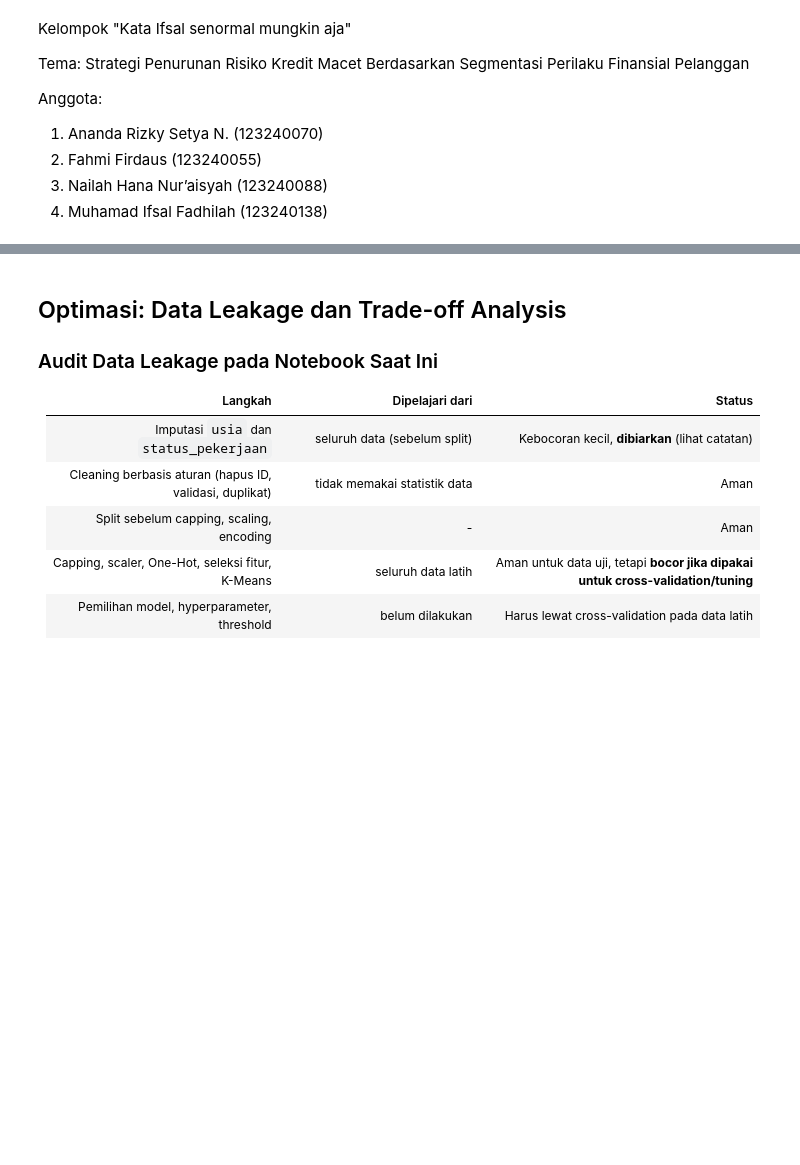
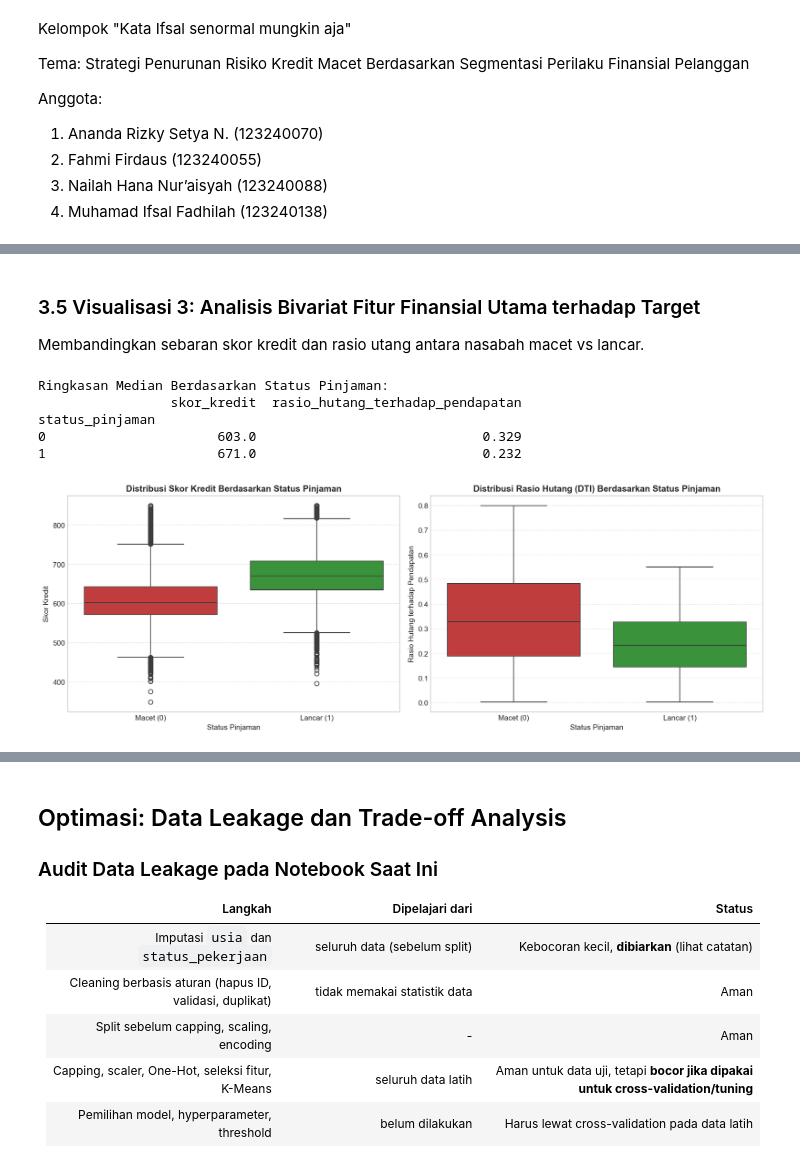
Before and after one commit to Yaboku29/credit-risk-mitigation-segmentation, a Jupyter notebook: coba.ipynb, the cells around one changed output, grey strips where cells are left out. Saved outputs shown, nothing was run; the diff lists cells and outputs as text; code cells hidden in the pictures; blank space fills up the shorter version.

```diff
--- a/coba.ipynb
+++ b/coba.ipynb
@@ -1031,0 +255,34 @@ weighted avg      0.881     0.881     0.881      9825
+# %% [markdown]
+### 3.5 Visualisasi 3: Analisis Bivariat Fitur Finansial Utama terhadap Target
+Membandingkan sebaran skor kredit dan rasio utang antara nasabah macet vs lancar.
+# %%
+fig, axes = plt.subplots(1, 2, figsize=(14, 5))
+
+# Boxplot Skor Kredit
+sns.boxplot(x='status_pinjaman', y='skor_kredit', data=df, palette=['#d62728', '#2ca02c'], ax=axes[0])
+axes[0].set_title('Distribusi Skor Kredit Berdasarkan Status Pinjaman', fontweight='bold')
+axes[0].set_xlabel('Status Pinjaman')
+axes[0].set_xticklabels(['Macet (0)', 'Lancar (1)'])
+axes[0].set_ylabel('Skor Kredit')
+axes[0].grid(axis='y', linestyle='--', alpha=0.5)
+
+# Boxplot Rasio Hutang
+sns.boxplot(x='status_pinjaman', y='rasio_hutang_terhadap_pendapatan', data=df, palette=['#d62728', '#2ca02c'], ax=axes[1])
+axes[1].set_title('Distribusi Rasio Hutang (DTI) Berdasarkan Status Pinjaman', fontweight='bold')
+axes[1].set_xlabel('Status Pinjaman')
+axes[1].set_xticklabels(['Macet (0)', 'Lancar (1)'])
+axes[1].set_ylabel('Rasio Hutang terhadap Pendapatan')
+axes[1].grid(axis='y', linestyle='--', alpha=0.5)
+
+plt.tight_layout()
+plt.show()
+
+print("Ringkasan Median Berdasarkan Status Pinjaman:")
+print(df.groupby('status_pinjaman')[['skor_kredit', 'rasio_hutang_terhadap_pendapatan']].median().round(3))
+# %% [output]
+Ringkasan Median Berdasarkan Status Pinjaman:
+                 skor_kredit  rasio_hutang_terhadap_pendapatan
+status_pinjaman
+0                      603.0                             0.329
+1                      671.0                             0.232
+[figure, added]
```
Also changed, not shown: parts of 112 cells of this notebook, 6 other files.
